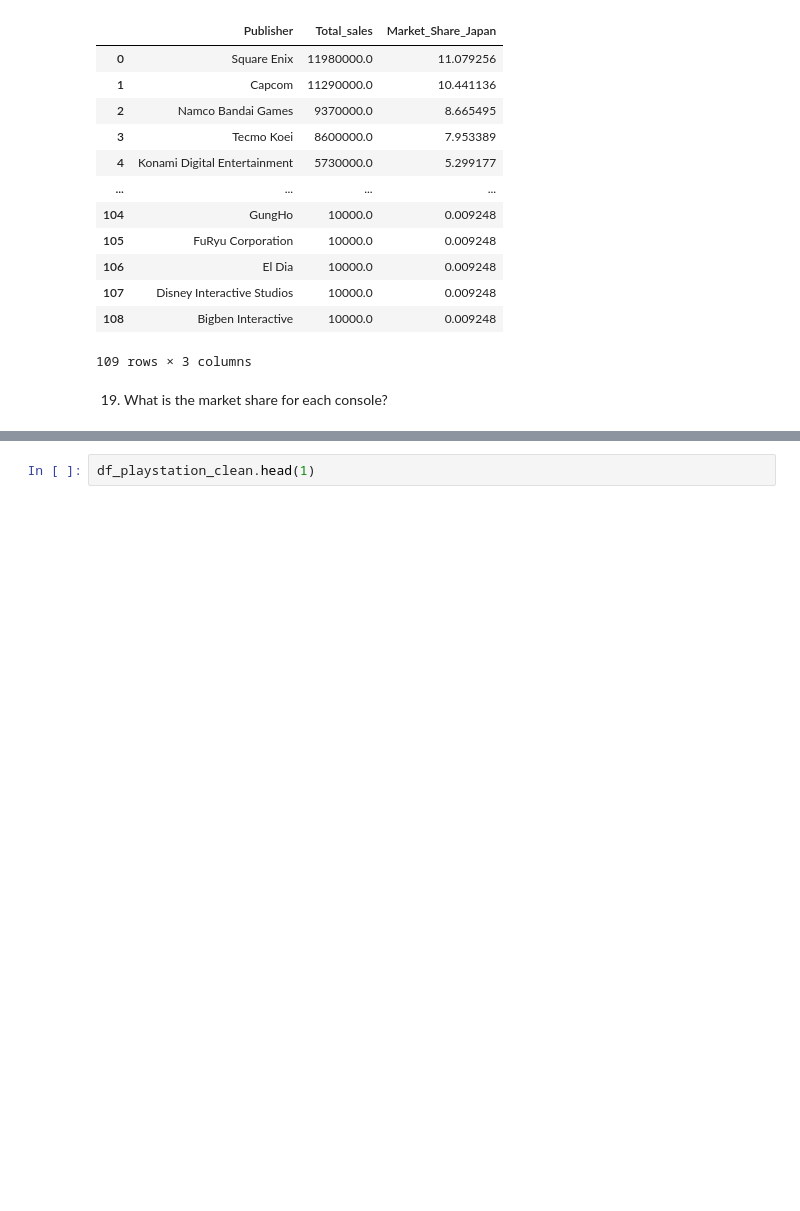
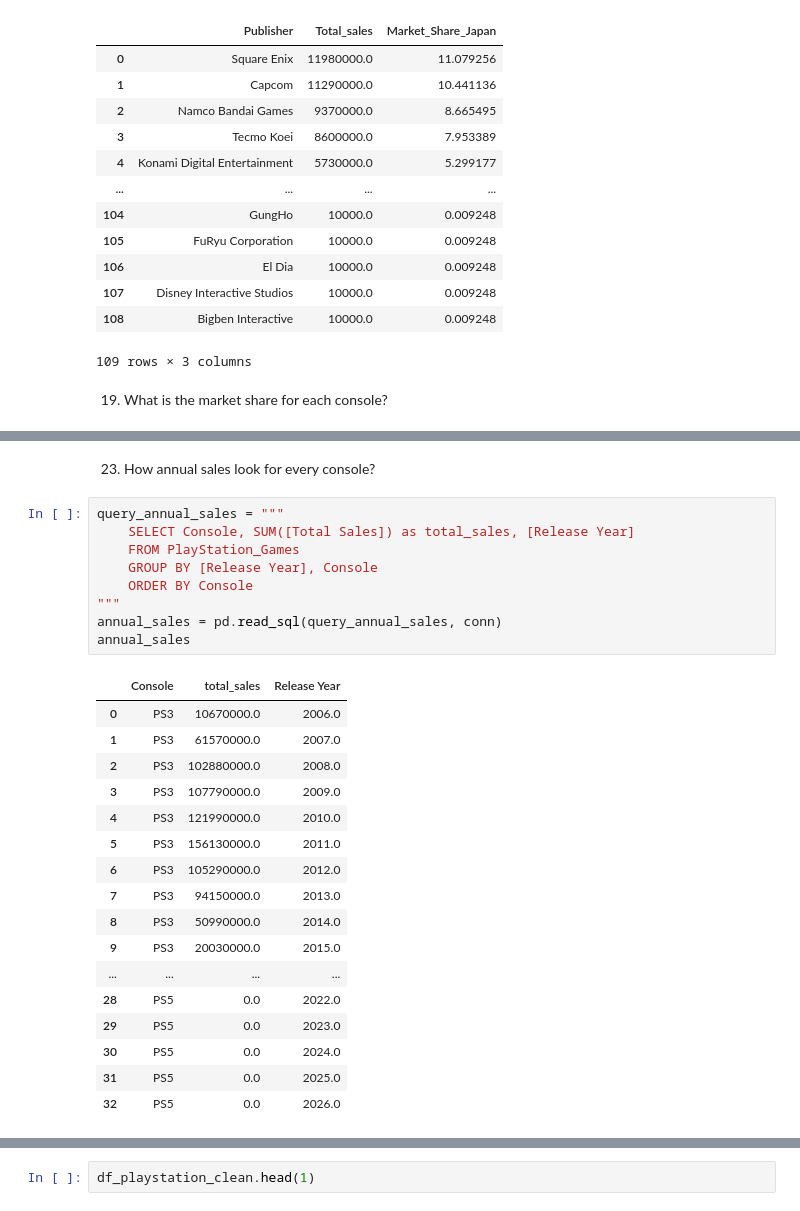
Before and after one commit to CalinP1/Playstation_work, a Jupyter notebook: PlayStation_Data_report.ipynb, the cells around one changed output, grey strips where cells are left out. Saved outputs shown, nothing was run; the diff lists cells and outputs as text; blank space fills up the shorter version.

```diff
--- a/PlayStation_Data_report.ipynb
+++ b/PlayStation_Data_report.ipynb
@@ -894,0 +989,29 @@ pub_market_share_Japan
+# %% [markdown]
+23) How annual sales look for every console?
+# %%
+query_annual_sales = """
+    SELECT Console, SUM([Total Sales]) as total_sales, [Release Year]
+    FROM PlayStation_Games
+    GROUP BY [Release Year], Console
+    ORDER BY Console
+"""
+annual_sales = pd.read_sql(query_annual_sales, conn)
+annual_sales
+# %% [output]
+|  | Console | total_sales | Release Year |
+| 0 | PS3 | 10670000.0 | 2006.0 |
+| 1 | PS3 | 61570000.0 | 2007.0 |
+| 2 | PS3 | 102880000.0 | 2008.0 |
+| 3 | PS3 | 107790000.0 | 2009.0 |
+| 4 | PS3 | 121990000.0 | 2010.0 |
+| 5 | PS3 | 156130000.0 | 2011.0 |
+| 6 | PS3 | 105290000.0 | 2012.0 |
+| 7 | PS3 | 94150000.0 | 2013.0 |
+| 8 | PS3 | 50990000.0 | 2014.0 |
+| 9 | PS3 | 20030000.0 | 2015.0 |
+| ... | ... | ... | ... |
+| 28 | PS5 | 0.0 | 2022.0 |
+| 29 | PS5 | 0.0 | 2023.0 |
+| 30 | PS5 | 0.0 | 2024.0 |
+| 31 | PS5 | 0.0 | 2025.0 |
+| 32 | PS5 | 0.0 | 2026.0 |
```
Also changed, not shown: parts of 21 cells of this notebook.
